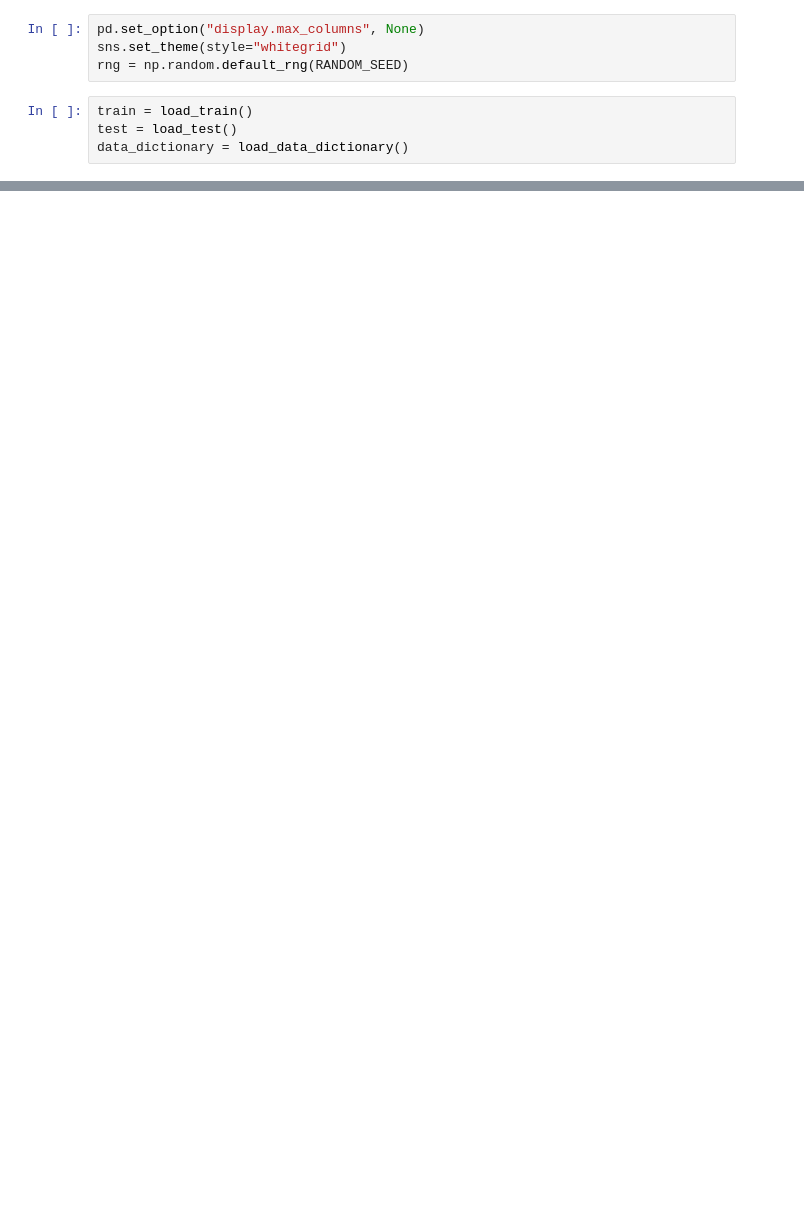
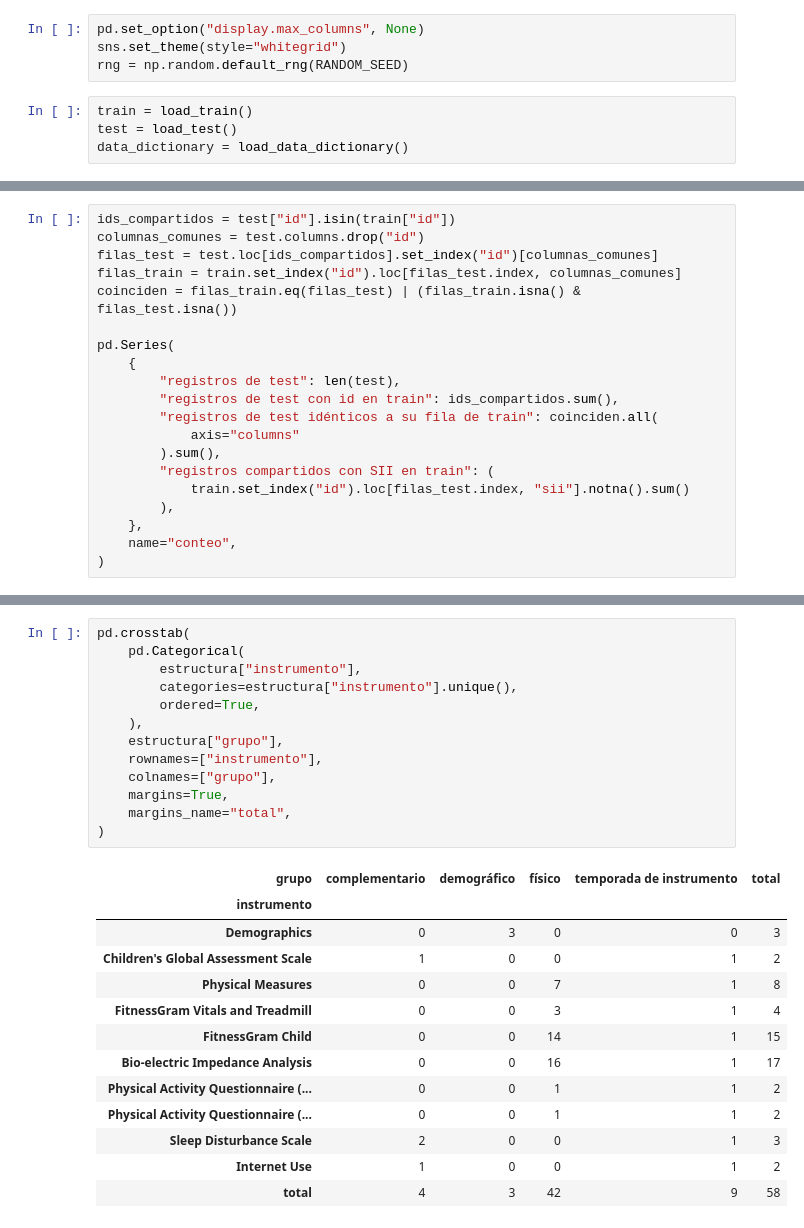
Before and after one commit to juanestebancg2806/piu-severity-prediction, a Jupyter notebook: notebooks/01_eda.ipynb, the cells around one changed output, grey strips where cells are left out. Cells and saved outputs as stored; diff of their text form; blank space fills up the shorter version.

Commit message:
EDA activity

```diff
--- a/notebooks/01_eda.ipynb
+++ b/notebooks/01_eda.ipynb
@@ -28,0 +77,20 @@ print(data_dictionary.shape)
+# %%
+ids_compartidos = test["id"].isin(train["id"])
+columnas_comunes = test.columns.drop("id")
+filas_test = test.loc[ids_compartidos].set_index("id")[columnas_comunes]
+filas_train = train.set_index("id").loc[filas_test.index, columnas_comunes]
+coinciden = filas_train.eq(filas_test) | (filas_train.isna() & filas_test.isna())
+
+pd.Series(
+    {
+        "registros de test": len(test),
+        "registros de test con id en train": ids_compartidos.sum(),
+        "registros de test idénticos a su fila de train": coinciden.all(
+            axis="columns"
+        ).sum(),
+        "registros compartidos con SII en train": (
+            train.set_index("id").loc[filas_test.index, "sii"].notna().sum()
+        ),
+    },
+    name="conteo",
+)
@@ -28,0 +257,27 @@ print(data_dictionary.shape)
+# %%
+pd.crosstab(
+    pd.Categorical(
+        estructura["instrumento"],
+        categories=estructura["instrumento"].unique(),
+        ordered=True,
+    ),
+    estructura["grupo"],
+    rownames=["instrumento"],
+    colnames=["grupo"],
+    margins=True,
+    margins_name="total",
+)
+# %% [output]
+| grupo | complementario | demográfico | físico | temporada de instrumento | total |
+| instrumento |  |  |  |  |  |
+| Demographics | 0 | 3 | 0 | 0 | 3 |
+| Children's Global Assessment Scale | 1 | 0 | 0 | 1 | 2 |
+| Physical Measures | 0 | 0 | 7 | 1 | 8 |
+| FitnessGram Vitals and Treadmill | 0 | 0 | 3 | 1 | 4 |
+| FitnessGram Child | 0 | 0 | 14 | 1 | 15 |
+| Bio-electric Impedance Analysis | 0 | 0 | 16 | 1 | 17 |
+| Physical Activity Questionnaire (... | 0 | 0 | 1 | 1 | 2 |
+| Physical Activity Questionnaire (... | 0 | 0 | 1 | 1 | 2 |
+| Sleep Disturbance Scale | 2 | 0 | 0 | 1 | 3 |
+| Internet Use | 1 | 0 | 0 | 1 | 2 |
+| total | 4 | 3 | 42 | 9 | 58 |
```
Also changed, not shown: parts of 29 cells of this notebook, 6 other files.
